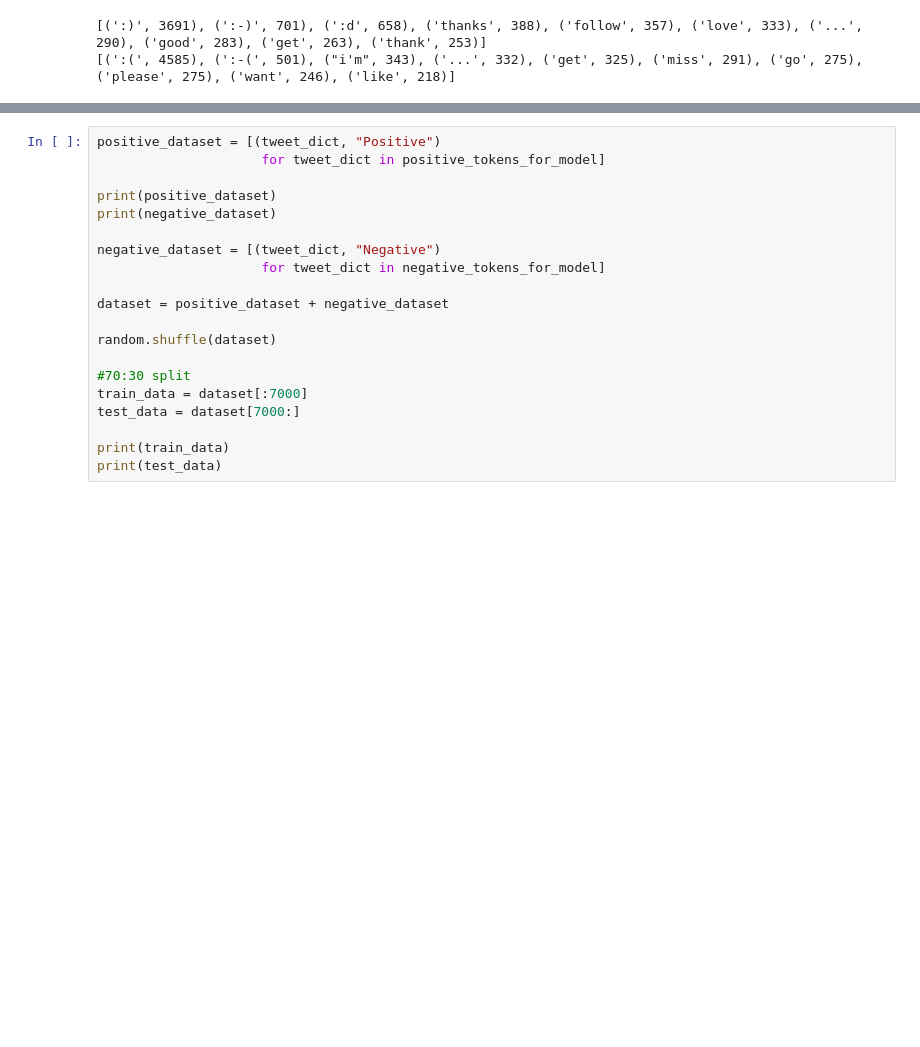
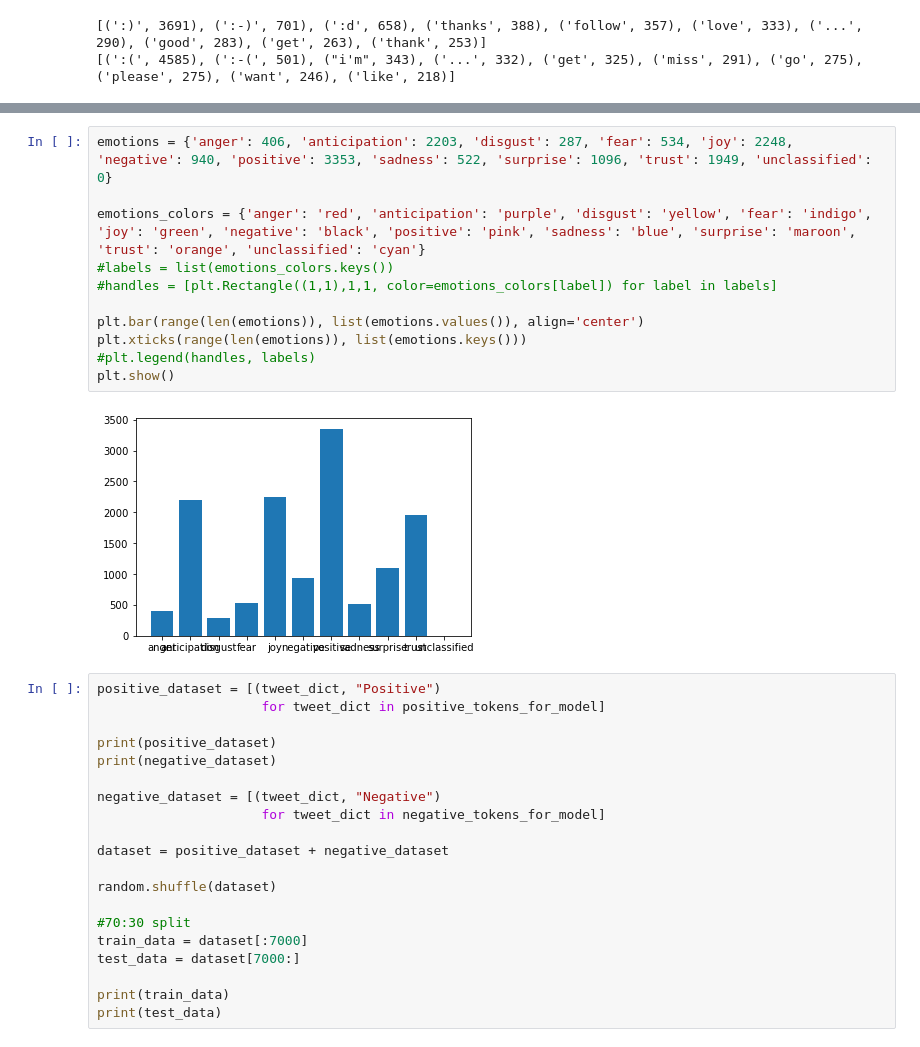
Before and after one commit to scrntnstrnglr/TextAnalysis, a Jupyter notebook: Sentimentalysis/tweet_sentimentalyzer.ipynb, the cells around one changed output, grey strips where cells are left out. Drawn from its saved outputs; the diff is of its cells as text; blank space fills up the shorter version.

```diff
--- a/Sentimentalysis/tweet_sentimentalyzer.ipynb
+++ b/Sentimentalysis/tweet_sentimentalyzer.ipynb
@@ -164,3 +175,16 @@ Emotion:  defeatism
+# %%
+emotions = {'anger': 406, 'anticipation': 2203, 'disgust': 287, 'fear': 534, 'joy': 2248, 'negative': 940, 'positive': 3353, 'sadness': 522, 'surprise': 1096, 'trust': 1949, 'unclassified': 0}
+
+emotions_colors = {'anger': 'red', 'anticipation': 'purple', 'disgust': 'yellow', 'fear': 'indigo', 'joy': 'green', 'negative': 'black', 'positive': 'pink', 'sadness': 'blue', 'surprise': 'maroon', 'trust': 'orange', 'unclassified': 'cyan'}
+#labels = list(emotions_colors.keys())
+#handles = [plt.Rectangle((1,1),1,1, color=emotions_colors[label]) for label in labels]
+
+plt.bar(range(len(emotions)), list(emotions.values()), align='center')
+plt.xticks(range(len(emotions)), list(emotions.keys()))
+#plt.legend(handles, labels)
+plt.show()
+# %% [output]
+[figure, added]
 # %%
 positive_dataset = [(tweet_dict, "Positive")
                      for tweet_dict in positive_tokens_for_model]
```
Also changed, not shown: parts of 2 cells of this notebook, 1 other file.
